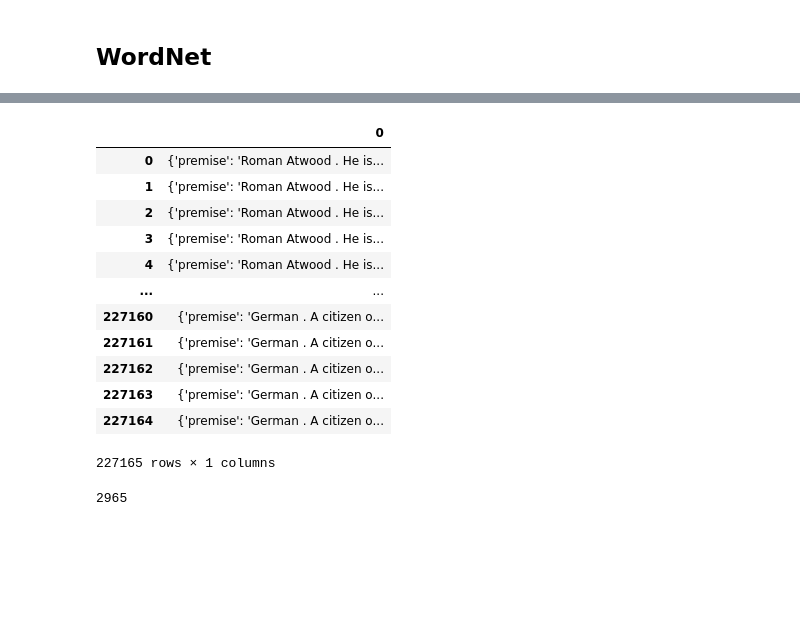
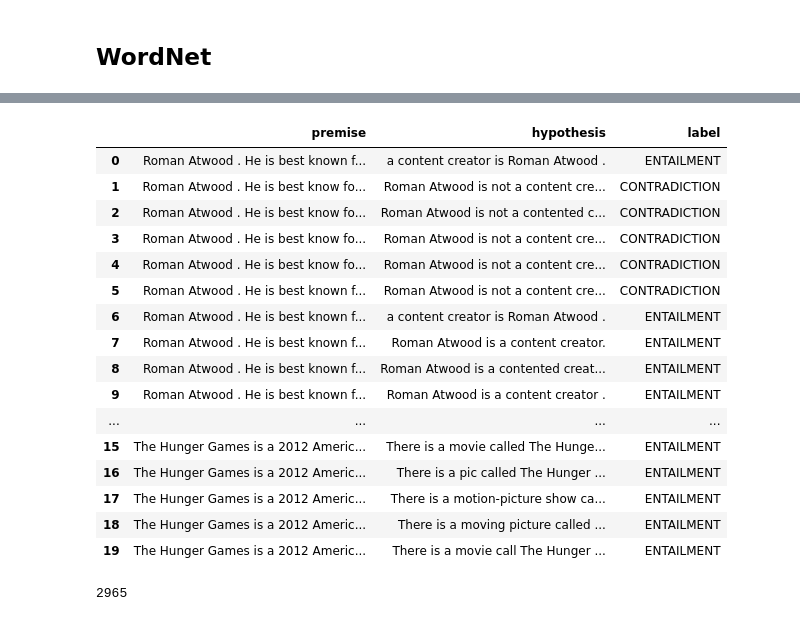
Before and after one commit to dario-loi/adversarial_generation, a Jupyter notebook: train.ipynb, the cells around one changed output, grey strips where cells are left out. Drawn from its saved outputs; the diff is of its cells as text; code cells hidden in the pictures; blank space fills up the shorter version.

Commit message:
Contradiction of existential clauses

```diff
--- a/train.ipynb
+++ b/train.ipynb
@@ -141,7 +141,7 @@ class DatasetAugmentation:
                         'premise': augmented_sample['premise'],
                         'hypothesis': augmented_sample['hypothesis'],
                         'label': augmented_sample['label']
-                    }] for augmented_sample in out
+                    } for augmented_sample in out]
                 )
                 else:
                     discarded += 1
@@ -415,9 +476,10 @@ augmentor = DatasetAugmentation(
         LengthFilter(),
         Synonimization(probability=0.15, apply_to="premise", max_synonyms=2),
         CopulaInverter(probability=0.5),
-        Synonimization(probability=0.2, apply_to="hypothesis", max_synonyms=3)
+        CopulaContradictor(probability=0.2),
+        Synonimization(probability=0.2, apply_to="hypothesis", max_synonyms=3),
     ]),
-    percentage=1.0,
+    percentage=0.05,
     random_sample=False
 )
 # %%
@@ -515,2 +506,0 @@ Sample was: {'id': '179234', 'premise': 'Up All Night is the debut studio album
-# %%
-augmented_train_data = pd.DataFrame.from_dict(augmented_train_data[0].to_list())
@@ -537,19 +507,23 @@ augmented_train_data[10_060:10_080]
-# %%
-display(augmented_train_data)
-# %% [output]
-|  | 0 |
-| 0 | {'premise': 'Roman Atwood . He is... |
-| 1 | {'premise': 'Roman Atwood . He is... |
-| 2 | {'premise': 'Roman Atwood . He is... |
-| 3 | {'premise': 'Roman Atwood . He is... |
-| 4 | {'premise': 'Roman Atwood . He is... |
-| ... | ... |
-| 227160 | {'premise': 'German . A citizen o... |
-| 227161 | {'premise': 'German . A citizen o... |
-| 227162 | {'premise': 'German . A citizen o... |
-| 227163 | {'premise': 'German . A citizen o... |
-| 227164 | {'premise': 'German . A citizen o... |
-227165 rows × 1 columns
+# %%
+augmented_train_data[:20]
+# %% [output]
+|  | premise | hypothesis | label |
+| 0 | Roman Atwood . He is best known f... | a content creator is Roman Atwood . | ENTAILMENT |
+| 1 | Roman Atwood . He is best know fo... | Roman Atwood is not a content cre... | CONTRADICTION |
+| 2 | Roman Atwood . He is best know fo... | Roman Atwood is not a contented c... | CONTRADICTION |
+| 3 | Roman Atwood . He is best know fo... | Roman Atwood is not a content cre... | CONTRADICTION |
+| 4 | Roman Atwood . He is best know fo... | Roman Atwood is not a content cre... | CONTRADICTION |
+| 5 | Roman Atwood . He is best known f... | Roman Atwood is not a content cre... | CONTRADICTION |
+| 6 | Roman Atwood . He is best known f... | a content creator is Roman Atwood . | ENTAILMENT |
+| 7 | Roman Atwood . He is best known f... | Roman Atwood is a content creator. | ENTAILMENT |
+| 8 | Roman Atwood . He is best known f... | Roman Atwood is a contented creat... | ENTAILMENT |
+| 9 | Roman Atwood . He is best known f... | Roman Atwood is a content creator . | ENTAILMENT |
+| ... | ... | ... | ... |
+| 15 | The Hunger Games is a 2012 Americ... | There is a movie called The Hunge... | ENTAILMENT |
+| 16 | The Hunger Games is a 2012 Americ... | There is a pic called The Hunger ... | ENTAILMENT |
+| 17 | The Hunger Games is a 2012 Americ... | There is a motion-picture show ca... | ENTAILMENT |
+| 18 | The Hunger Games is a 2012 Americ... | There is a moving picture called ... | ENTAILMENT |
+| 19 | The Hunger Games is a 2012 Americ... | There is a movie call The Hunger ... | ENTAILMENT |
 # %%
 augmented_train_data["id"].nunique()
 # %% [output]
```
Also changed, not shown: parts of 11 cells of this notebook.
